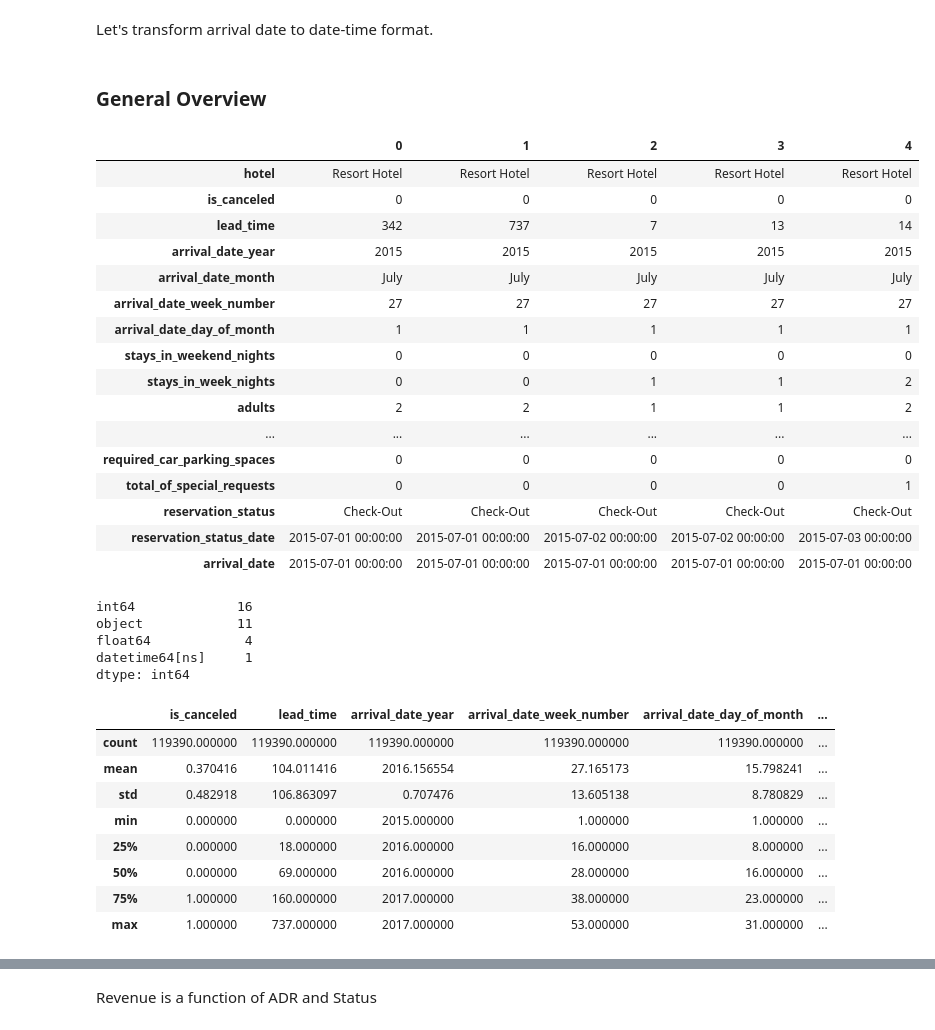
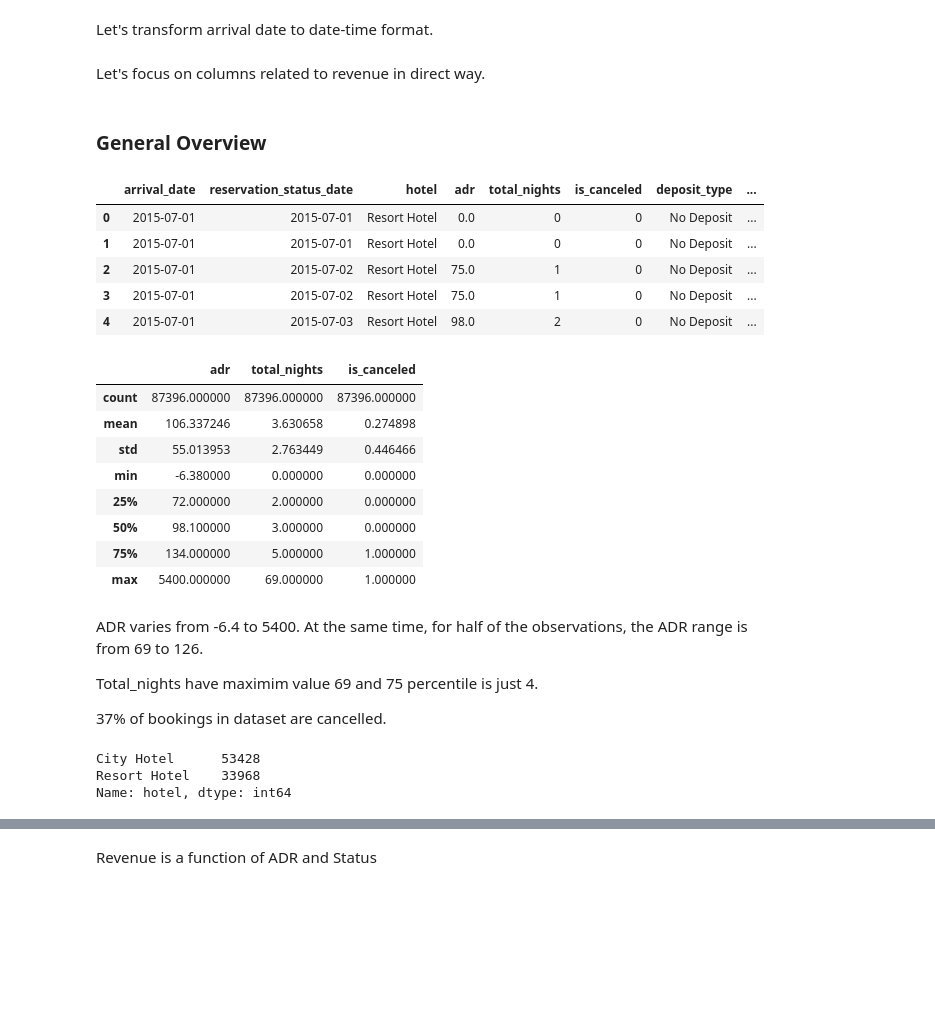
Before and after one commit to dimdasci/rolling-forecast, a Jupyter notebook: notebooks/rolling-forecast.ipynb, the cells around one changed output, grey strips where cells are left out. Saved outputs shown, nothing was run; the diff lists cells and outputs as text; code cells hidden in the pictures; blank space fills up the shorter version.

Commit message:
data quality analysis

```diff
--- a/notebooks/rolling-forecast.ipynb
+++ b/notebooks/rolling-forecast.ipynb
@@ -184,0 +326,3 @@ The question is how cancellation deposite is allocated.
+# %%
+data = data.drop_duplicates()
+data.shape
@@ -188,45 +336,47 @@ Let's transform arrival date to date-time format.
 data['arrival_date'] = data.apply(
     lambda raw: build_datetime(raw.arrival_date_year, raw.arrival_date_month,
                                raw.arrival_date_day_of_month), axis=1)
+# %%
+data['total_nights'] = data.stays_in_weekend_nights + data.stays_in_week_nights
+# %% [markdown]
+Let's focus on columns related to revenue in direct way.
+# %%
+df = data[[
+    'arrival_date', 'reservation_status_date', 'hotel', 'adr', 'total_nights',
+    'is_canceled', 'deposit_type', 'reservation_status'
+]]
 # %% [markdown]
 ### General Overview
 # %%
-data.head().T
+df.head()
 # %% [output]
-|  | 0 | 1 | 2 | 3 | 4 |
-| hotel | Resort Hotel | Resort Hotel | Resort Hotel | Resort Hotel | Resort Hotel |
-| is_canceled | 0 | 0 | 0 | 0 | 0 |
-| lead_time | 342 | 737 | 7 | 13 | 14 |
-| arrival_date_year | 2015 | 2015 | 2015 | 2015 | 2015 |
-| arrival_date_month | July | July | July | July | July |
-| arrival_date_week_number | 27 | 27 | 27 | 27 | 27 |
-| arrival_date_day_of_month | 1 | 1 | 1 | 1 | 1 |
-| stays_in_weekend_nights | 0 | 0 | 0 | 0 | 0 |
-| stays_in_week_nights | 0 | 0 | 1 | 1 | 2 |
-| adults | 2 | 2 | 1 | 1 | 2 |
-| ... | ... | ... | ... | ... | ... |
-| required_car_parking_spaces | 0 | 0 | 0 | 0 | 0 |
-| total_of_special_requests | 0 | 0 | 0 | 0 | 1 |
-| reservation_status | Check-Out | Check-Out | Check-Out | Check-Out | Check-Out |
-| reservation_status_date | 2015-07-01 00:00:00 | 2015-07-01 00:00:00 | 2015-07-02 00:00:00 | 2015-07-02 00:00:00 | 2015-07-03 00:00:00 |
-| arrival_date | 2015-07-01 00:00:00 | 2015-07-01 00:00:00 | 2015-07-01 00:00:00 | 2015-07-01 00:00:00 | 2015-07-01 00:00:00 |
+|  | arrival_date | reservation_status_date | hotel | adr | total_nights | is_canceled | deposit_type | ... |
+| 0 | 2015-07-01 | 2015-07-01 | Resort Hotel | 0.0 | 0 | 0 | No Deposit | ... |
+| 1 | 2015-07-01 | 2015-07-01 | Resort Hotel | 0.0 | 0 | 0 | No Deposit | ... |
+| 2 | 2015-07-01 | 2015-07-02 | Resort Hotel | 75.0 | 1 | 0 | No Deposit | ... |
+| 3 | 2015-07-01 | 2015-07-02 | Resort Hotel | 75.0 | 1 | 0 | No Deposit | ... |
+| 4 | 2015-07-01 | 2015-07-03 | Resort Hotel | 98.0 | 2 | 0 | No Deposit | ... |
-# %%
-pd.value_counts(data.dtypes)
-# %% [output]
-int64             16
-object            11
-float64            4
-datetime64[ns]     1
-dtype: int64
 # %%
-data.select_dtypes(include='number').describe()
+df.describe()
 # %% [output]
-|  | is_canceled | lead_time | arrival_date_year | arrival_date_week_number | arrival_date_day_of_month | ... |
-| count | 119390.000000 | 119390.000000 | 119390.000000 | 119390.000000 | 119390.000000 | ... |
-| mean | 0.370416 | 104.011416 | 2016.156554 | 27.165173 | 15.798241 | ... |
-| std | 0.482918 | 106.863097 | 0.707476 | 13.605138 | 8.780829 | ... |
-| min | 0.000000 | 0.000000 | 2015.000000 | 1.000000 | 1.000000 | ... |
-| 25% | 0.000000 | 18.000000 | 2016.000000 | 16.000000 | 8.000000 | ... |
-| 50% | 0.000000 | 69.000000 | 2016.000000 | 28.000000 | 16.000000 | ... |
-| 75% | 1.000000 | 160.000000 | 2017.000000 | 38.000000 | 23.000000 | ... |
-| max | 1.000000 | 737.000000 | 2017.000000 | 53.000000 | 31.000000 | ... |
+|  | adr | total_nights | is_canceled |
+| count | 87396.000000 | 87396.000000 | 87396.000000 |
+| mean | 106.337246 | 3.630658 | 0.274898 |
+| std | 55.013953 | 2.763449 | 0.446466 |
+| min | -6.380000 | 0.000000 | 0.000000 |
+| 25% | 72.000000 | 2.000000 | 0.000000 |
+| 50% | 98.100000 | 3.000000 | 0.000000 |
+| 75% | 134.000000 | 5.000000 | 1.000000 |
+| max | 5400.000000 | 69.000000 | 1.000000 |
+# %% [markdown]
+ADR varies from -6.4 to 5400. At the same time, for half of the observations, the ADR range is from 69 to 126.
+
+Total_nights have maximim value 69 and 75 percentile is just 4.
+
+37% of bookings in dataset are cancelled.
+# %%
+df.hotel.value_counts()
+# %% [output]
+City Hotel      53428
+Resort Hotel    33968
+Name: hotel, dtype: int64
```
Also changed, not shown: parts of 72 cells of this notebook.
